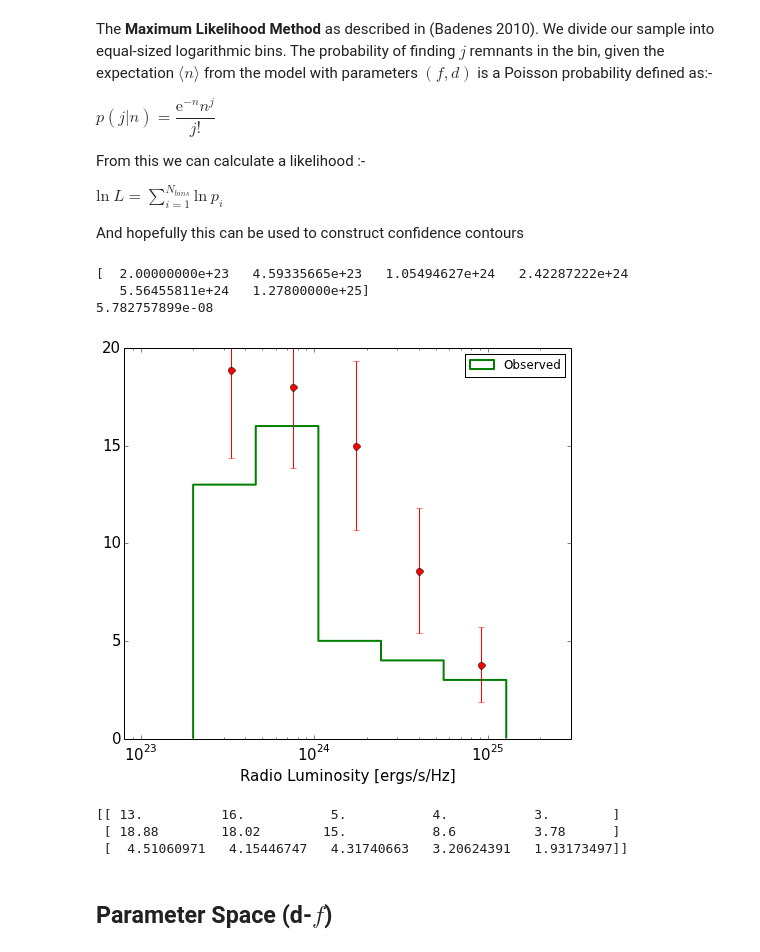
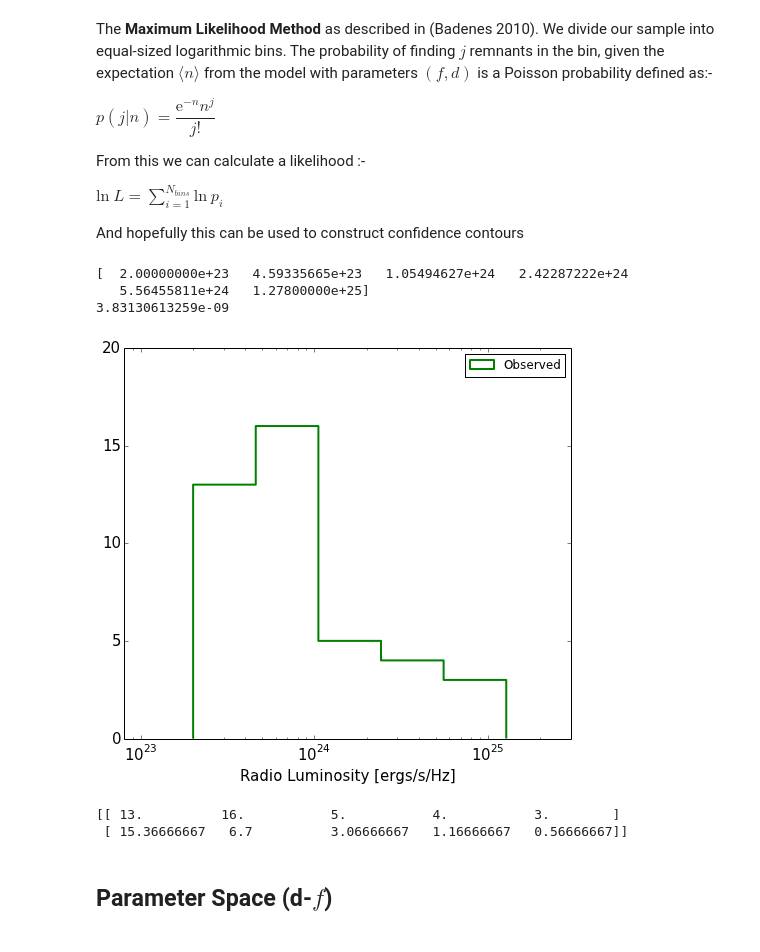
Before and after one commit to sks67/RadioSNRs, a Jupyter notebook: RADSNRS/DataAnalysis/data_analysis.ipynb, the cells around one changed output. Drawn from its saved outputs; the diff is of its cells as text; code cells hidden in the pictures.

```diff
--- a/RADSNRS/DataAnalysis/data_analysis.ipynb
+++ b/RADSNRS/DataAnalysis/data_analysis.ipynb
@@ -18,9 +24,8 @@ lmclums_jy = np.loadtxt(path)
 lmclums_temp = 1.0e24*1.2*(lmclums_jy*1000)*dist*dist
 n1, bin1, patches1 = plt.hist(lmclums_temp,bins=10000,color='g',lw=3.0,histtype='step',cumulative=-1)
 plt.axvline(2.0e23,linestyle='--',lw=1.5,color='k')
-for ind,lums in enumerate(lum):
-    lums = lums[np.nonzero(lums)]
-    n2, bins2, patches2 = plt.hist(lums,bins=10000,histtype='step',color='purple',cumulative=-1,alpha=0.16)
+lum = lum[np.nonzero(lum)]
+n2, bins2, patches2 = plt.hist(lum,bins=10000,histtype='step',color='purple',cumulative=-1)
 
 patches2[0].set_xy(patches2[0].get_xy()[1:])
 patches1[0].set_xy(patches1[0].get_xy()[1:])
@@ -68,48 +73,45 @@ print obs_bins
 plt.hist(lmclums_temp,bins=obs_bins,histtype='step',lw=2,color='g',label='Observed')
 n,bins = np.histogram(lmclums_temp,bins=obs_bins)
 #patches[0].set_xy(patches[0].get_xy()[1:])
-n2 = np.zeros((lum.shape[0],obs_bins.size-1))
-for ind,lums in enumerate(lum):
-    lums = lums[np.nonzero(lums)]
+lum = lum[np.nonzero(lum)]
     #plt.hist(lums,bins=obs_bins,histtype='step',color='k',alpha=0.5)
-    n2[ind], bins2 = np.histogram(lums,bins=obs_bins)
+n2, bins2 = np.histogram(lum,bins=obs_bins)
 
 
 #avg_n = np.array([np.mean(col) for col in np.transpose(n2)])
 #std_n = np.array([np.std(col) for col in np.transpose(n2)])
 
-avg_n = np.mean(n2,axis=0)
-std_n = np.std(n2,axis=0)
+#avg_n = np.mean(n2,axis=0)
+#std_n = np.std(n2,axis=0)
 #plt.errorbar(bincen,avg_n,yerr=std_n,fmt='o',label='Model')
-plt.errorbar(bincen,avg_n,yerr=std_n,fmt='o',ms=7,color='r')
+#plt.errorbar(bincen,avg_n,yerr=std_n,fmt='o',ms=7,color='r')
 
 
 #CALCULATING LIKELIHOOD
 def poissonProb(j,n):
     return (np.exp(-n)*(n**j))/mt.factorial(j)
 
-likhood_temp = np.array([poissonProb(n[ind],avg_n[ind]) for ind in range(n.size)])
+likhood_temp = np.array([poissonProb(n[ind],n2[ind]/30.0) for ind in range(n.size)])
 likhood = np.prod(likhood_temp)
 
 print likhood
 plt.xscale('log')
 plt.xlabel('Radio Luminosity [ergs/s/Hz]',fontsize=15)
 plt.ylim(0,20)
 fig = plt.gcf()
 fig.set_size_inches(8,7)
 plt.tick_params(axis='both',which='major',labelsize=15)
 plt.xlim(8.0e22,3.0e25)
 plt.legend()
 plt.show()
-print np.vstack([n,avg_n,std_n])
+print np.vstack([n,n2/30.0])
 # %% [output]
 [  2.00000000e+23   4.59335665e+23   1.05494627e+24   2.42287222e+24
    5.56455811e+24   1.27800000e+25]
-5.782757899e-08
+3.83130613259e-09
-[figure, old version]
+[figure, new version]
 [[ 13.          16.           5.           4.           3.        ]
- [ 18.88        18.02        15.           8.6          3.78      ]
- [  4.51060971   4.15446747   4.31740663   3.20624391   1.93173497]]
+ [ 15.36666667   6.7          3.06666667   1.16666667   0.56666667]]
 # %% [markdown]
 ## Parameter Space (d-$f$)
 # %%
```
Also changed, not shown: parts of 4 cells of this notebook, 10 other files.
